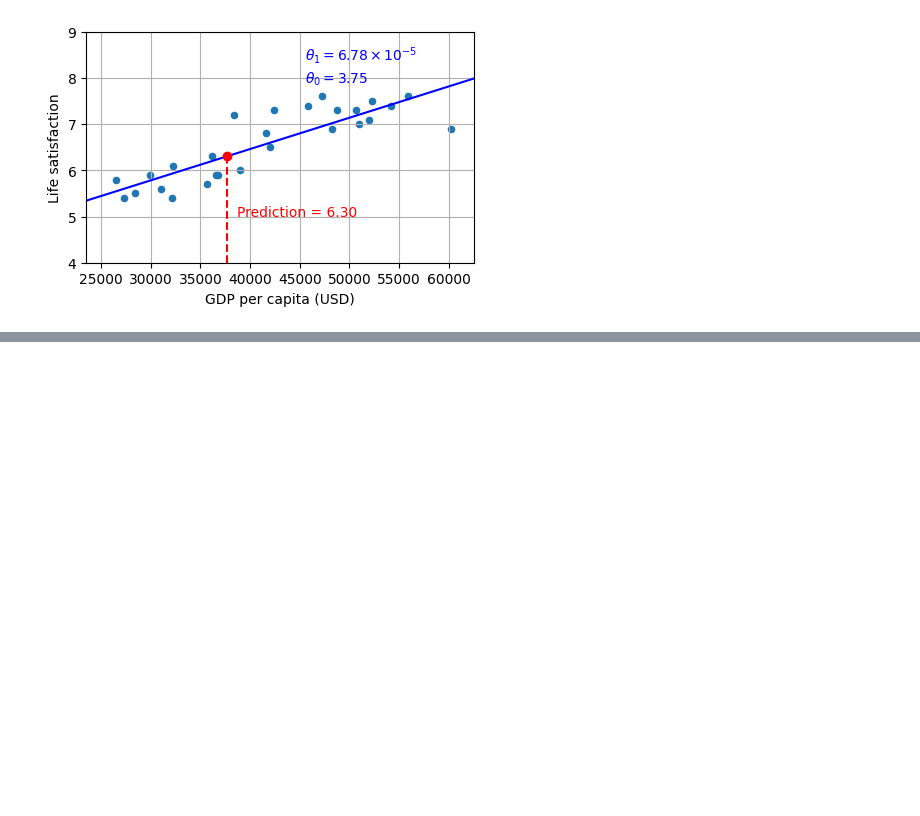
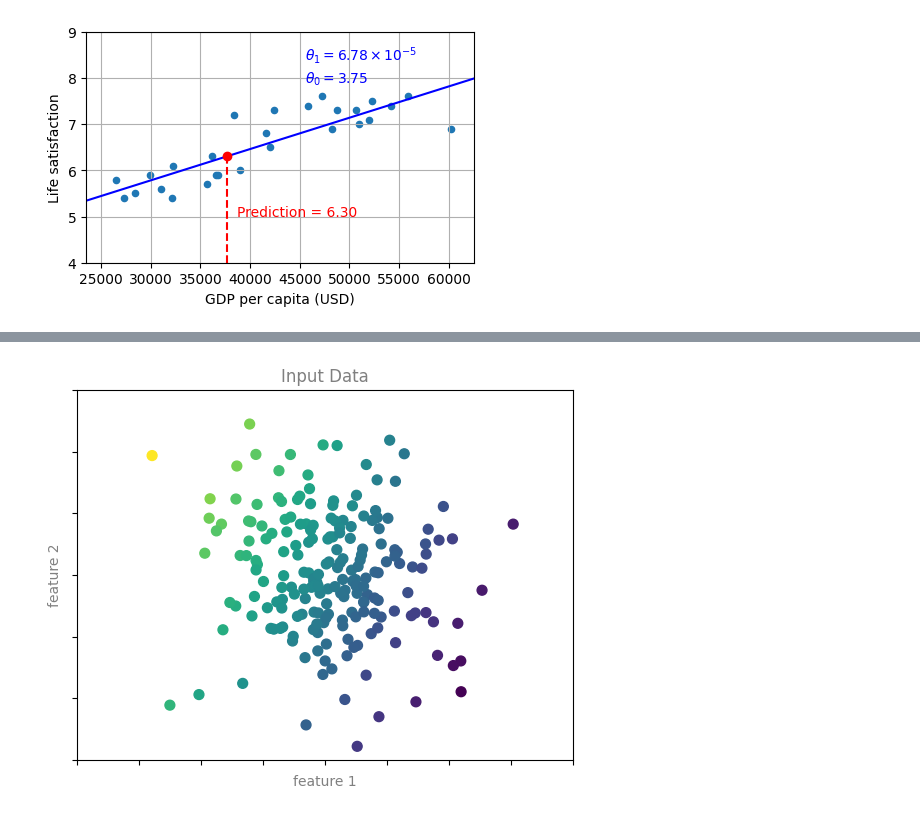
Before and after one commit to jagadeshchilla/Maths-for-ai-ml, a Jupyter notebook: MachineLearning/MachineLearning/1-Introduction/intro.ipynb, the cells around one changed output, grey strips where cells are left out. Saved outputs shown, nothing was run; the diff lists cells and outputs as text; code cells hidden in the pictures; blank space fills up the shorter version.

```diff
--- a/MachineLearning/MachineLearning/1-Introduction/intro.ipynb
+++ b/MachineLearning/MachineLearning/1-Introduction/intro.ipynb
@@ -442,0 +556,31 @@ plt.show()
+# %%
+from sklearn.linear_model import LinearRegression
+
+# Create some data for the regression
+rng = np.random.RandomState(1)
+
+X = rng.randn(200, 2)
+y = np.dot(X, [-2, 1]) + 0.1 * rng.randn(X.shape[0])
+
+# fit the regression model
+model = LinearRegression()
+model.fit(X, y)
+
+# create some new points to predict
+X2 = rng.randn(100, 2)
+
+# predict the labels
+y2 = model.predict(X2)
+# %%
+# plot data points
+fig, ax = plt.subplots()
+points = ax.scatter(X[:, 0], X[:, 1], c=y, s=50,
+                    cmap='viridis')
+
+# format plot
+format_plot(ax, 'Input Data')
+ax.axis([-4, 4, -3, 3])
+
+fig.savefig('images/05.01-regression-1.png')
+# %% [output]
+[figure, added]
```
Also changed, not shown: parts of 55 cells of this notebook, 21 other files.
